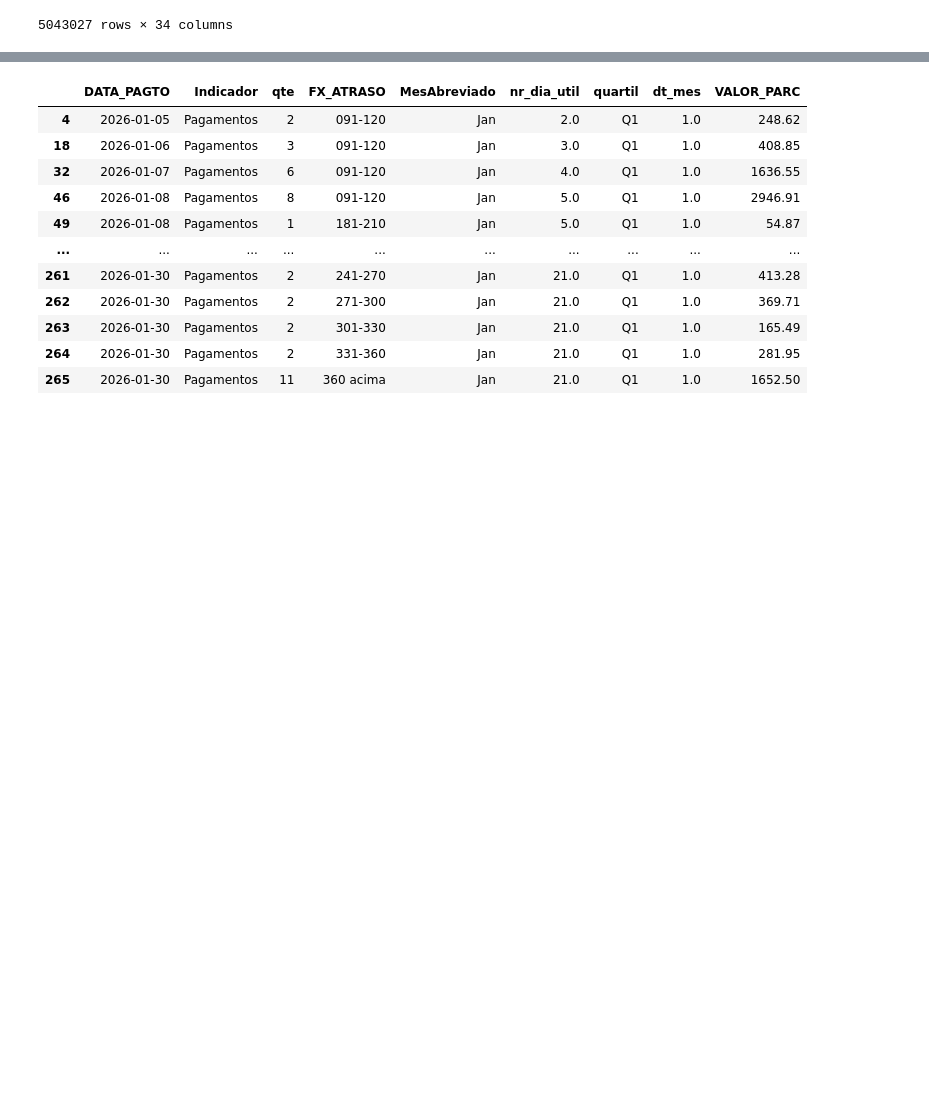
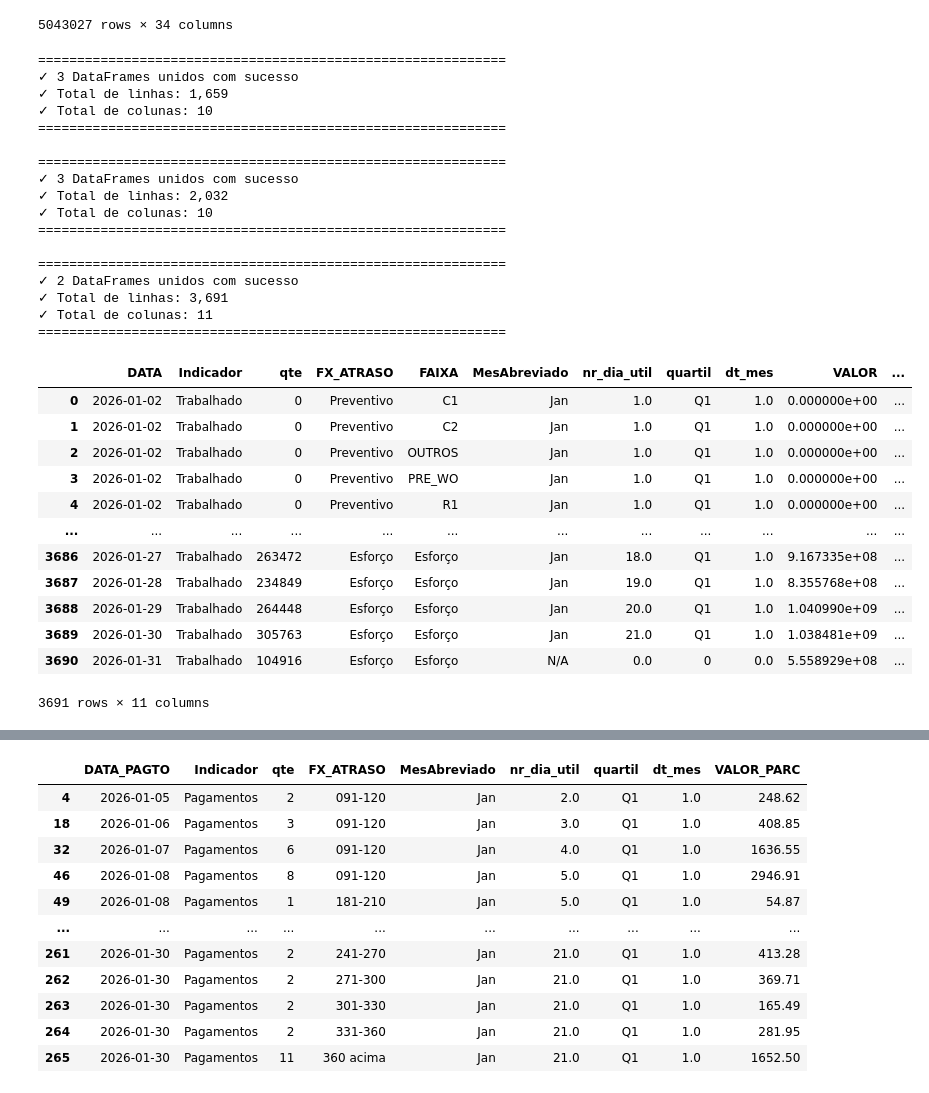
Before and after one commit to Claudiano-alves/Data-Analysis-Portfolio, a Jupyter notebook: Projects/notebooks/data_wrangling_renner.ipynb, the cells around one changed output, grey strips where cells are left out. Cells and saved outputs as stored; diff of their text form; code cells hidden in the pictures; blank space fills up the shorter version.

```diff
--- a/Projects/notebooks/data_wrangling_renner.ipynb
+++ b/Projects/notebooks/data_wrangling_renner.ipynb
@@ -227,3 +223,10 @@ df_discagens_tratado
 | 1339441 | 2026-01-31 | 51428812 | 47242615ID | 31 | 998598008 | 4522 | 408 | ... |
 | 1339442 | 2026-01-31 | 51429067 | 43832295ID | 55 | 999364241 | 4522 | 408 | ... |
 1328348 rows × 33 columns
+# %%
+import pandas as pd
+df_discagens_tratado['DATA'] = pd.to_datetime(df_discagens_tratado['DATA'])
+df_sabado = df_discagens_tratado[
+    df_discagens_tratado['DATA'].dt.weekday == 5
+]
+df_sabado
@@ -273,14 +290,46 @@ df_discagens
 | 5043026 | 2026-01-23 | 55717521ID | 66746612520 | 16 | OLOS | 135.0 | 247.0 | 3.0 | 4751.60 | 4 - 121-150 | ... |
 5043027 rows × 34 columns
 # %%
-from utils.discagens.expert.metricas_acumuladas import discagens_unique
+from utils.discagens.expert.metricas_acumuladas import processar_acumulados_discagens, discagens_unique_daily, discagens_esforco_daily, discagens_fxAtraso_daily
 
-df_discagens_unique = discagens_unique(
+df_discagens_final = processar_acumulados_discagens(
     df_discagens=df_discagens,
     df_dw_calendario=df_dw_calendario,
-    segmentacoes_extras=['FAIXA']
+    segmentacoes_extras=['FAIXA'],
+    retorno='consolidado'
 )
-df_discagens_unique
+df_discagens_final
+# %% [output]
+============================================================
+✓ 3 DataFrames unidos com sucesso
+✓ Total de linhas: 1,659
+✓ Total de colunas: 10
+============================================================
+
+============================================================
+✓ 3 DataFrames unidos com sucesso
+✓ Total de linhas: 2,032
+✓ Total de colunas: 10
+============================================================
+
+============================================================
+✓ 2 DataFrames unidos com sucesso
+✓ Total de linhas: 3,691
+✓ Total de colunas: 11
+============================================================
+|  | DATA | Indicador | qte | FX_ATRASO | FAIXA | MesAbreviado | nr_dia_util | quartil | dt_mes | VALOR | ... |
+| 0 | 2026-01-02 | Trabalhado | 0 | Preventivo | C1 | Jan | 1.0 | Q1 | 1.0 | 0.000000e+00 | ... |
+| 1 | 2026-01-02 | Trabalhado | 0 | Preventivo | C2 | Jan | 1.0 | Q1 | 1.0 | 0.000000e+00 | ... |
+| 2 | 2026-01-02 | Trabalhado | 0 | Preventivo | OUTROS | Jan | 1.0 | Q1 | 1.0 | 0.000000e+00 | ... |
+| 3 | 2026-01-02 | Trabalhado | 0 | Preventivo | PRE_WO | Jan | 1.0 | Q1 | 1.0 | 0.000000e+00 | ... |
+| 4 | 2026-01-02 | Trabalhado | 0 | Preventivo | R1 | Jan | 1.0 | Q1 | 1.0 | 0.000000e+00 | ... |
+| ... | ... | ... | ... | ... | ... | ... | ... | ... | ... | ... | ... |
+| 3686 | 2026-01-27 | Trabalhado | 263472 | Esforço | Esforço | Jan | 18.0 | Q1 | 1.0 | 9.167335e+08 | ... |
+| 3687 | 2026-01-28 | Trabalhado | 234849 | Esforço | Esforço | Jan | 19.0 | Q1 | 1.0 | 8.355768e+08 | ... |
+| 3688 | 2026-01-29 | Trabalhado | 264448 | Esforço | Esforço | Jan | 20.0 | Q1 | 1.0 | 1.040990e+09 | ... |
+| 3689 | 2026-01-30 | Trabalhado | 305763 | Esforço | Esforço | Jan | 21.0 | Q1 | 1.0 | 1.038481e+09 | ... |
+| 3690 | 2026-01-31 | Trabalhado | 104916 | Esforço | Esforço | N/A | 0.0 | 0 | 0.0 | 5.558929e+08 | ... |
+3691 rows × 11 columns
 # %%
 df_tab_acionamentos
 df_tabulacao_aciona
```
Also changed, not shown: parts of 12 cells of this notebook, 8 other files.
